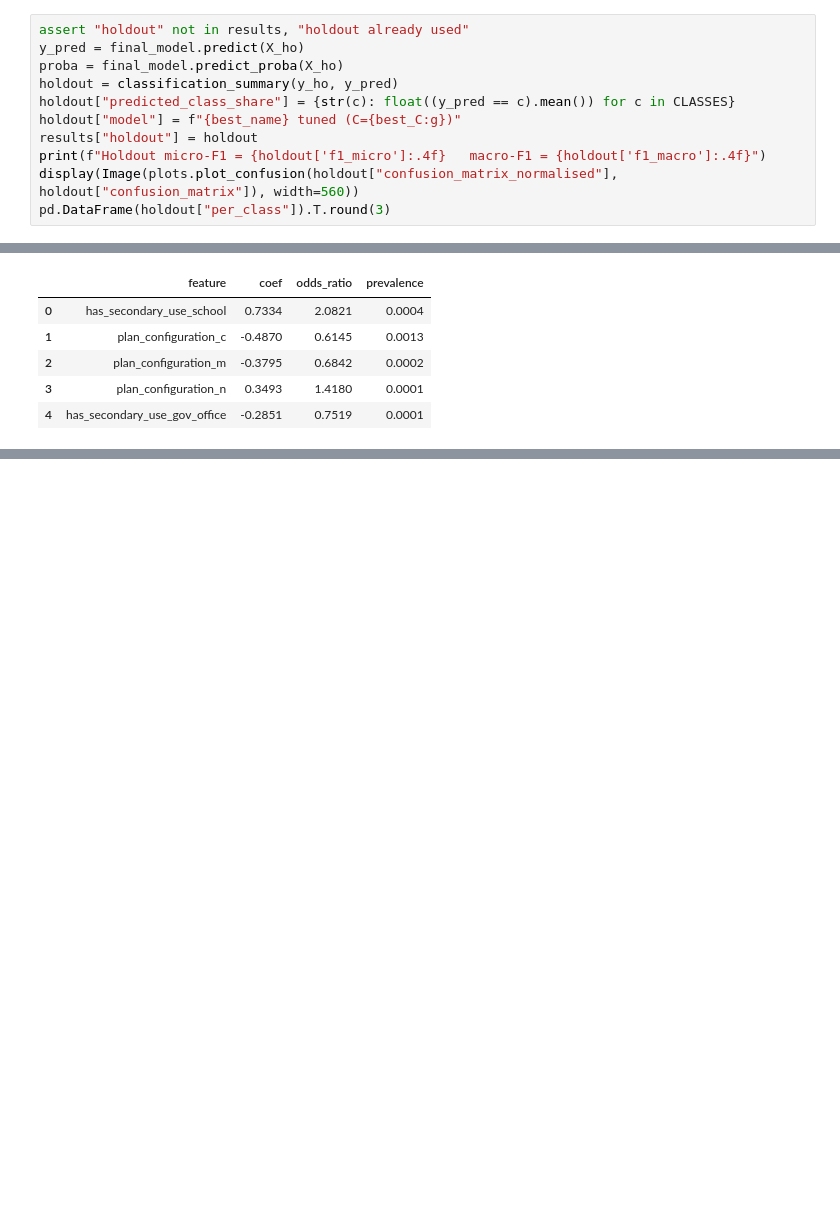
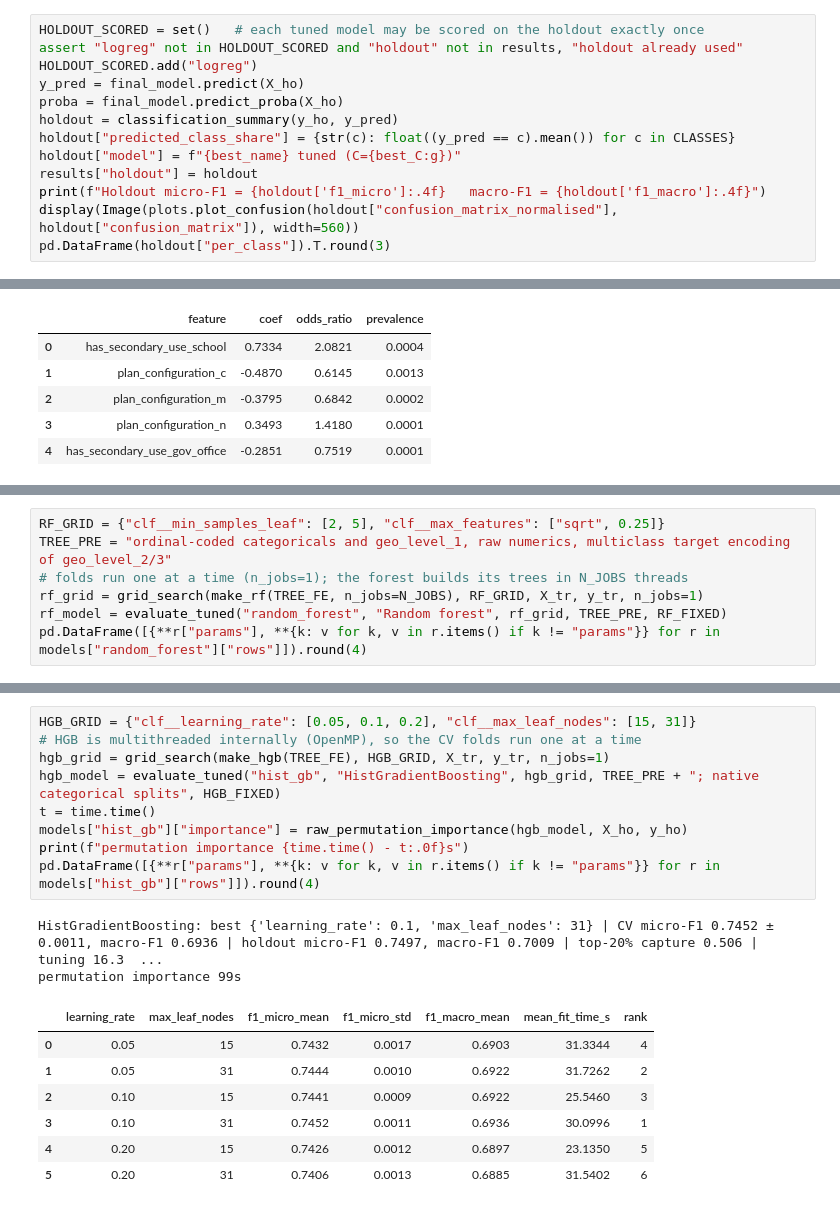
Before and after one commit to watersalamander/MH6810-Python-Project, a Jupyter notebook: notebooks/earthquake_damage.ipynb, the cells around one changed output, grey strips where cells are left out. Drawn from its saved outputs; the diff is of its cells as text; blank space fills up the shorter version.

```diff
--- a/notebooks/earthquake_damage.ipynb
+++ b/notebooks/earthquake_damage.ipynb
@@ -460,5 +463,7 @@ summary.round(4)
 # %%
-assert "holdout" not in results, "holdout already used"
+HOLDOUT_SCORED = set()   # each tuned model may be scored on the holdout exactly once
+assert "logreg" not in HOLDOUT_SCORED and "holdout" not in results, "holdout already used"
+HOLDOUT_SCORED.add("logreg")
 y_pred = final_model.predict(X_ho)
 proba = final_model.predict_proba(X_ho)
 holdout = classification_summary(y_ho, y_pred)
@@ -548,0 +604,7 @@ pd.DataFrame(results["coefficients"]["excluded_rare_top"]).round(4)
+# %%
+RF_GRID = {"clf__min_samples_leaf": [2, 5], "clf__max_features": ["sqrt", 0.25]}
+TREE_PRE = "ordinal-coded categoricals and geo_level_1, raw numerics, multiclass target encoding of geo_level_2/3"
+# folds run one at a time (n_jobs=1); the forest builds its trees in N_JOBS threads
+rf_grid = grid_search(make_rf(TREE_FE, n_jobs=N_JOBS), RF_GRID, X_tr, y_tr, n_jobs=1)
+rf_model = evaluate_tuned("random_forest", "Random forest", rf_grid, TREE_PRE, RF_FIXED)
+pd.DataFrame([{**r["params"], **{k: v for k, v in r.items() if k != "params"}} for r in models["random_forest"]["rows"]]).round(4)
@@ -548,0 +646,19 @@ pd.DataFrame(results["coefficients"]["excluded_rare_top"]).round(4)
+# %%
+HGB_GRID = {"clf__learning_rate": [0.05, 0.1, 0.2], "clf__max_leaf_nodes": [15, 31]}
+# HGB is multithreaded internally (OpenMP), so the CV folds run one at a time
+hgb_grid = grid_search(make_hgb(TREE_FE), HGB_GRID, X_tr, y_tr, n_jobs=1)
+hgb_model = evaluate_tuned("hist_gb", "HistGradientBoosting", hgb_grid, TREE_PRE + "; native categorical splits", HGB_FIXED)
+t = time.time()
+models["hist_gb"]["importance"] = raw_permutation_importance(hgb_model, X_ho, y_ho)
+print(f"permutation importance {time.time() - t:.0f}s")
+pd.DataFrame([{**r["params"], **{k: v for k, v in r.items() if k != "params"}} for r in models["hist_gb"]["rows"]]).round(4)
+# %% [output]
+HistGradientBoosting: best {'learning_rate': 0.1, 'max_leaf_nodes': 31} | CV micro-F1 0.7452 ± 0.0011, macro-F1 0.6936 | holdout micro-F1 0.7497, macro-F1 0.7009 | top-20% capture 0.506 | tuning 16.3  ...
+permutation importance 99s
+|  | learning_rate | max_leaf_nodes | f1_micro_mean | f1_micro_std | f1_macro_mean | mean_fit_time_s | rank |
+| 0 | 0.05 | 15 | 0.7432 | 0.0017 | 0.6903 | 31.3344 | 4 |
+| 1 | 0.05 | 31 | 0.7444 | 0.0010 | 0.6922 | 31.7262 | 2 |
+| 2 | 0.10 | 15 | 0.7441 | 0.0009 | 0.6922 | 25.5460 | 3 |
+| 3 | 0.10 | 31 | 0.7452 | 0.0011 | 0.6936 | 30.0996 | 1 |
+| 4 | 0.20 | 15 | 0.7426 | 0.0012 | 0.6897 | 23.1350 | 5 |
+| 5 | 0.20 | 31 | 0.7406 | 0.0013 | 0.6885 | 31.5402 | 6 |
```
Also changed, not shown: parts of 23 cells of this notebook, 22 other files.
